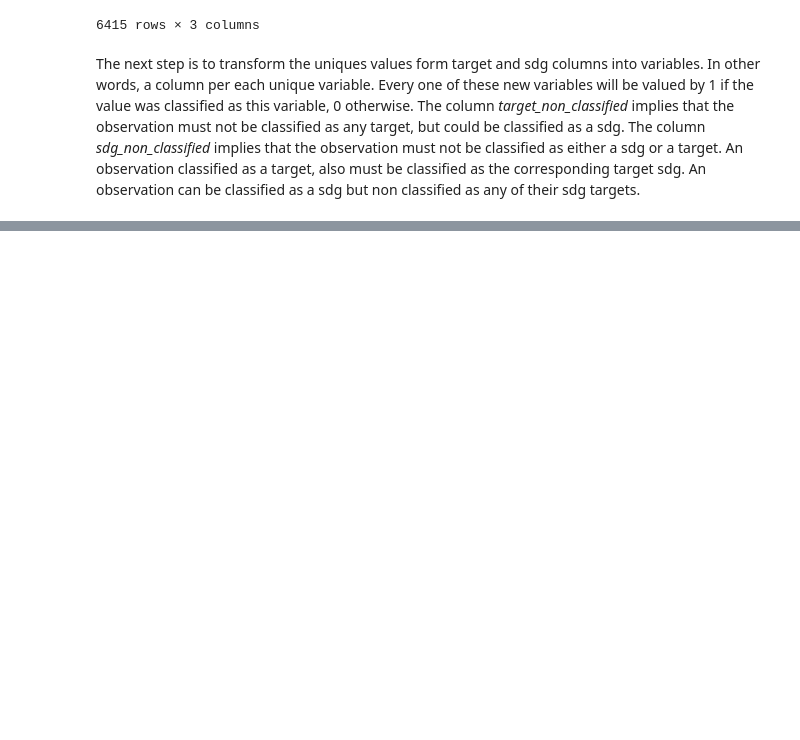
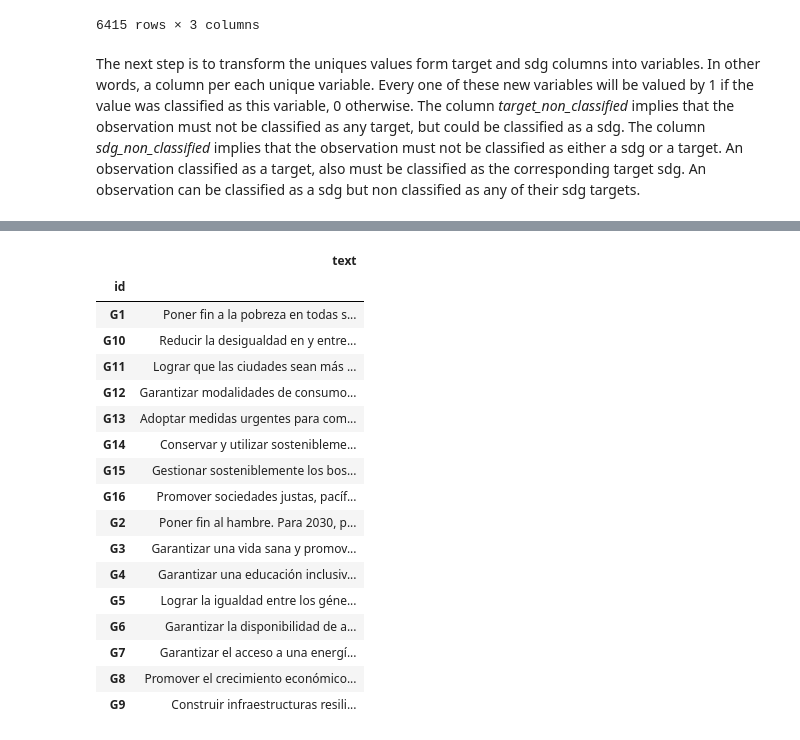
Before and after one commit to elmarcellotc/PNUD-Consulting-USFQ-Data-Hub, a Jupyter notebook: technicalApendix.ipynb, the cells around one changed output, grey strips where cells are left out. Cells and saved outputs as stored; diff of their text form; code cells hidden in the pictures; blank space fills up the shorter version.

```diff
--- a/technicalApendix.ipynb
+++ b/technicalApendix.ipynb
@@ -78,8 +78,8 @@ The variables meaning are:
 - **initial**: The initial year of the presidential period.
 - **end**: The last year of the presidential period. The observations in *alineacion* df with year the 2021, correspond to the period 2017 to 2021 in *pnd_ods* df.
 # %%
-targets = pd.read_csv('targets.csv')
-targets
+undp = pd.read_csv('raw data/targets.csv')
+undp
 # %% [output]
 |  | target | sdg | sdg_information | target_information |
 | 0 | G1T1 | G1 | Poner fin a la pobreza en todas s... | Para 2030, erradicar la pobreza e... |
@@ -423,0 +387,7 @@ model.save_weights("model.h5")
+# %%
+undp['text'] = undp['sdg_information'] + undp['target_information']
+targets = undp[['target', 'text']]
+targets.set_index('target', inplace=True)
+targets.index.name = 'id'
+targets.to_csv('train/targets.csv')
+targets
@@ -423,0 +409,27 @@ model.save_weights("model.h5")
+# %%
+sdg = undp[['sdg', 'sdg_information', 'target_information']].groupby(['sdg', 'sdg_information'], as_index=False).sum()
+sdg['text'] = sdg['sdg_information'] + sdg['target_information']
+sdg = sdg[['sdg', 'text']]
+sdg.set_index('sdg', inplace=True)
+sdg.index.name = 'id'
+sdg.to_csv('train/sdg.csv')
+sdg
+# %% [output]
+|  | text |
+| id |  |
+| G1 | Poner fin a la pobreza en todas s... |
+| G10 | Reducir la desigualdad en y entre... |
+| G11 | Lograr que las ciudades sean más ... |
+| G12 | Garantizar modalidades de consumo... |
+| G13 | Adoptar medidas urgentes para com... |
+| G14 | Conservar y utilizar sostenibleme... |
+| G15 | Gestionar sosteniblemente los bos... |
+| G16 | Promover sociedades justas, pacíf... |
+| G2 | Poner fin al hambre. Para 2030, p... |
+| G3 | Garantizar una vida sana y promov... |
+| G4 | Garantizar una educación inclusiv... |
+| G5 | Lograr la igualdad entre los géne... |
+| G6 | Garantizar la disponibilidad de a... |
+| G7 | Garantizar el acceso a una energí... |
+| G8 | Promover el crecimiento económico... |
+| G9 | Construir infraestructuras resili... |
```
Also changed, not shown: parts of 7 cells of this notebook, 6 other files.
